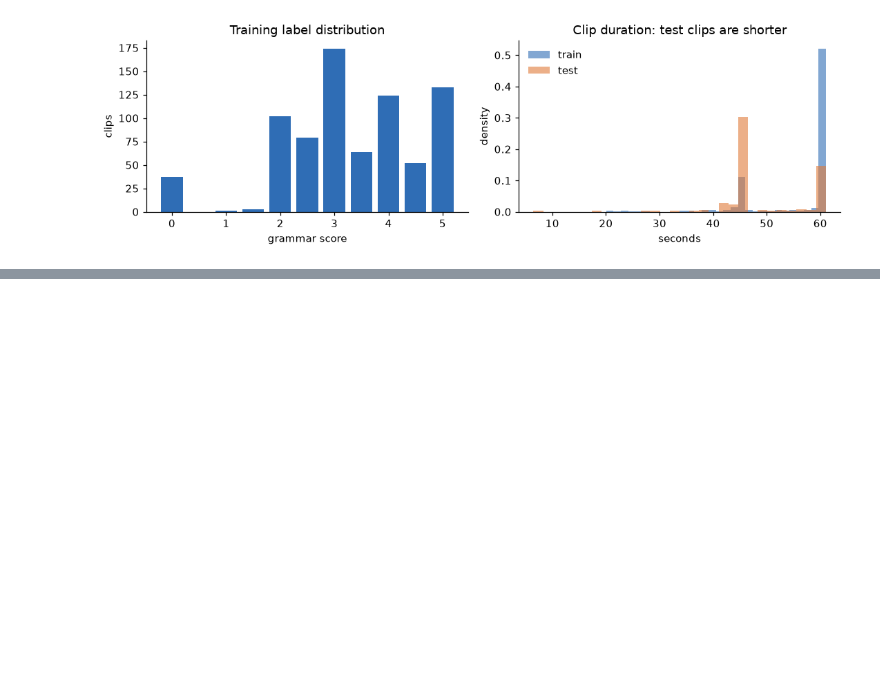
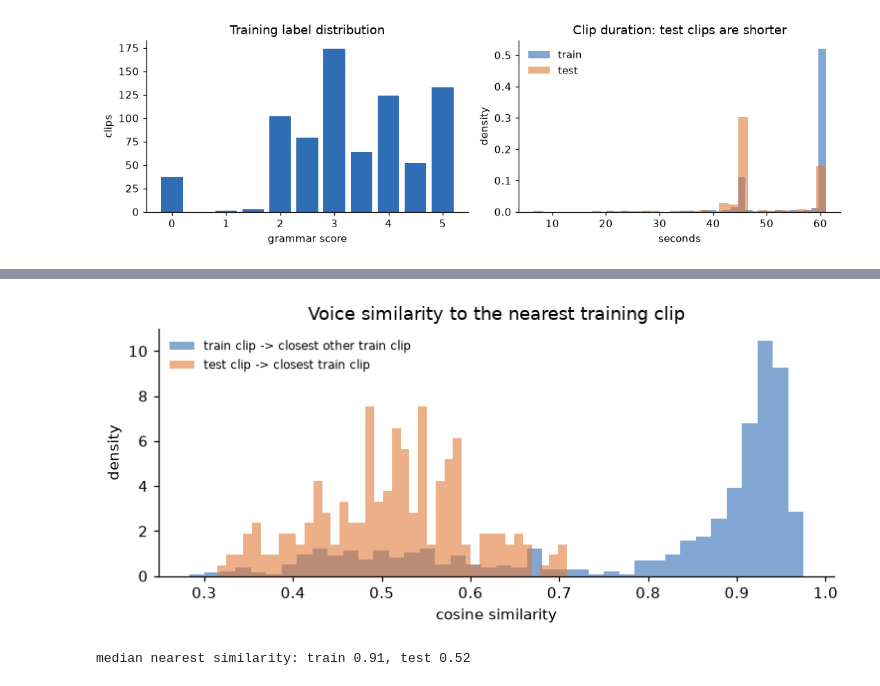
Before and after one commit to anujdevsingh/shl-grammar-scoring, a Jupyter notebook: notebooks/shl_grammar_scoring.ipynb, the cells around one changed output, grey strips where cells are left out. Saved outputs shown, nothing was run; the diff lists cells and outputs as text; code cells hidden in the pictures; blank space fills up the shorter version.

Commit message:
Notebook and README: final speaker-grouped engine (e019 + e016), speaker finding, training RMSE, what did not work

```diff
--- a/notebooks/shl_grammar_scoring.ipynb
+++ b/notebooks/shl_grammar_scoring.ipynb
@@ -415,0 +89,19 @@ and this notebook only reads the cached results in `cache/`.
+# %%
+E = np.load(CACHE / "speaker_emb.npy")
+so = pd.read_csv(CACHE / "speaker_order.csv")
+tr_m, te_m = (so.split == "train").to_numpy(), (so.split == "test").to_numpy()
+S = E @ E.T
+np.fill_diagonal(S, -1)
+nn_train = S[tr_m][:, tr_m].max(1)
+nn_test = S[te_m][:, tr_m].max(1)
+fig, ax = plt.subplots(figsize=(7, 3.2))
+ax.hist(nn_train, bins=40, alpha=0.6, color=BLUE, density=True, label="train clip -> closest other train clip")
+ax.hist(nn_test, bins=40, alpha=0.6, color=ORANGE, density=True, label="test clip -> closest train clip")
+ax.set(title="Voice similarity to the nearest training clip", xlabel="cosine similarity", ylabel="density")
+ax.legend(frameon=False, fontsize=8)
+plt.tight_layout()
+plt.show()
+print(f"median nearest similarity: train {np.median(nn_train):.2f}, test {np.median(nn_test):.2f}")
+# %% [output]
+[figure, added]
+median nearest similarity: train 0.91, test 0.52
```
Also changed, not shown: parts of 40 cells of this notebook, 3 other files.
